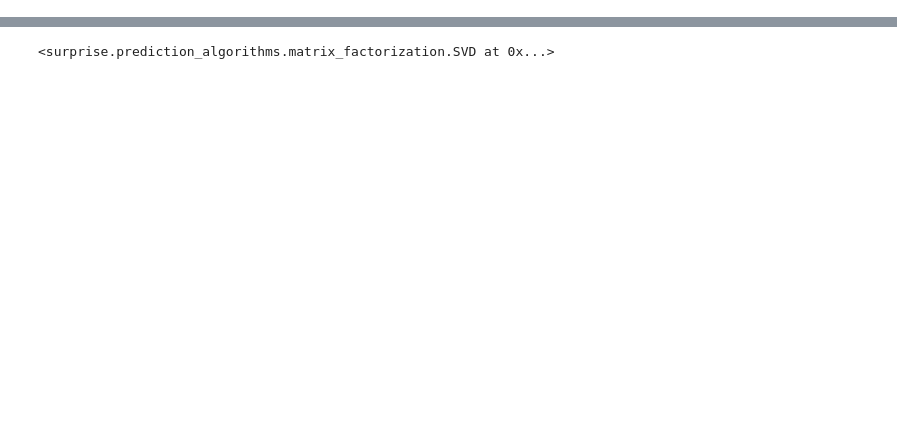
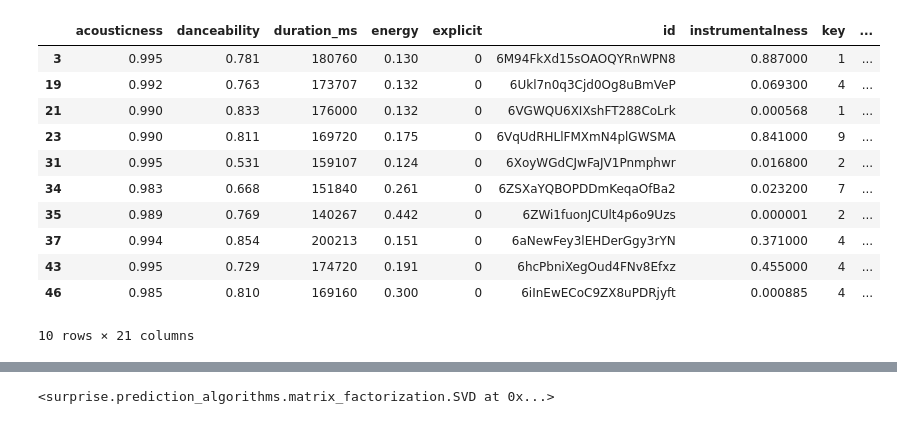
Before and after one commit to Spotify-Song-Predict-DS18/Song-Predict, a Jupyter notebook: Notebooks/Omar_Model.ipynb, the cells around one changed output, grey strips where cells are left out. Cells and saved outputs as stored; diff of their text form; code cells hidden in the pictures; blank space fills up the shorter version.

```diff
--- a/Notebooks/Omar_Model.ipynb
+++ b/Notebooks/Omar_Model.ipynb
@@ -46,3 +50,26 @@ result['release_date'] = pd.to_datetime(result['release_date'])
+# %%
+# Creating a "user column" where it assigns each song to a "user"
+import numpy as np
+
+# Applying random "users" to the music
+# Perfect for predictions.
+result['user'] = np.random.randint(0, 200, result.shape[0])
+
+# Checking if the function works
+result.head(10)
+# %% [output]
+|  | acousticness | danceability | duration_ms | energy | explicit | id | instrumentalness | key | ... |
+| 3 | 0.995 | 0.781 | 180760 | 0.130 | 0 | 6M94FkXd15sOAOQYRnWPN8 | 0.887000 | 1 | ... |
+| 19 | 0.992 | 0.763 | 173707 | 0.132 | 0 | 6Ukl7n0q3Cjd0Og8uBmVeP | 0.069300 | 4 | ... |
+| 21 | 0.990 | 0.833 | 176000 | 0.132 | 0 | 6VGWQU6XIXshFT288CoLrk | 0.000568 | 1 | ... |
+| 23 | 0.990 | 0.811 | 169720 | 0.175 | 0 | 6VqUdRHLlFMXmN4plGWSMA | 0.841000 | 9 | ... |
+| 31 | 0.995 | 0.531 | 159107 | 0.124 | 0 | 6XoyWGdCJwFaJV1Pnmphwr | 0.016800 | 2 | ... |
+| 34 | 0.983 | 0.668 | 151840 | 0.261 | 0 | 6ZSXaYQBOPDDmKeqaOfBa2 | 0.023200 | 7 | ... |
+| 35 | 0.989 | 0.769 | 140267 | 0.442 | 0 | 6ZWi1fuonJCUlt4p6o9Uzs | 0.000001 | 2 | ... |
+| 37 | 0.994 | 0.854 | 200213 | 0.151 | 0 | 6aNewFey3lEHDerGgy3rYN | 0.371000 | 4 | ... |
+| 43 | 0.995 | 0.729 | 174720 | 0.191 | 0 | 6hcPbniXegOud4FNv8Efxz | 0.455000 | 4 | ... |
+| 46 | 0.985 | 0.810 | 169160 | 0.300 | 0 | 6iInEwECoC9ZX8uPDRjyft | 0.000885 | 4 | ... |
+10 rows × 21 columns
 # %%
 # TODO - Build a recommender model with machine learning.
 from surprise import Reader, Dataset, SVD
```
Also changed, not shown: parts of 8 cells of this notebook, 2 other files.
